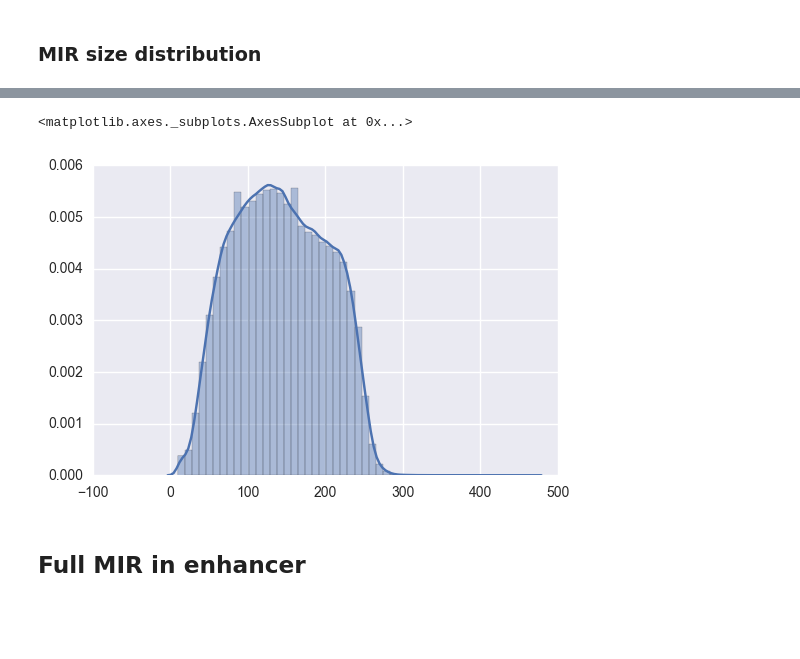
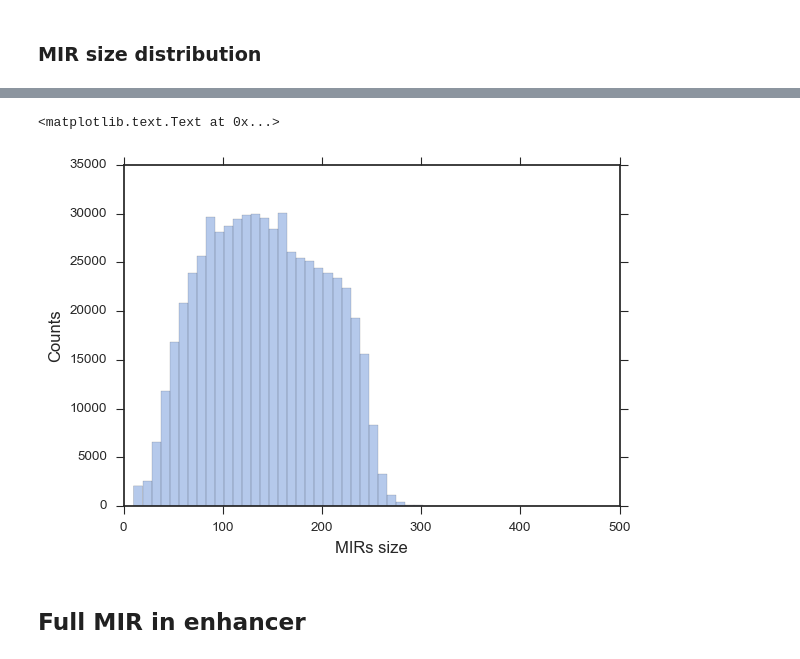
Before and after one commit to mvanzetti/thesis, a Jupyter notebook: notebooks/MIR-derived enhancers NEW.ipynb, the cells around one changed output, grey strips where cells are left out. Saved outputs shown, nothing was run; the diff lists cells and outputs as text; code cells hidden in the pictures; blank space fills up the shorter version.

Commit message:
Updated charts

```diff
--- a/notebooks/MIR-derived enhancers NEW.ipynb
+++ b/notebooks/MIR-derived enhancers NEW.ipynb
@@ -121,2 +122,9 @@ repeat_bed_df['size'] = repeat_bed_df.apply(lambda row: compute_size(row), axis=
-# %%
-repeat_sizes_df = repeat_bed_df[['size']]
+# %%
+import seaborn as sns
+%matplotlib inline
+import scipy.stats as st
+sns.set(style="ticks", palette="muted", color_codes=True)
+sns.set_context("paper", font_scale=1.2, rc={"lines.linewidth": 2})
+ax = sns.distplot(encode_bed_df[['size']], kde=False, color='red')
+ax.set_ylabel('Counts', size=12)
+ax.set_xlabel('K562 enhancers size', size=12)
@@ -123,11 +134,16 @@ repeat_sizes_df = repeat_bed_df[['size']]
 # %%
 import seaborn as sns
 %matplotlib inline
 import scipy.stats as st
-sns.distplot(repeat_sizes_df, kde=True)
+sns.set(style="ticks", palette="muted", color_codes=True)
+sns.set_context("paper", font_scale=1.2, rc={"lines.linewidth": 2})
+ax = sns.distplot(repeat_sizes_df, kde=False)
+
+ax.set_ylabel('Counts', size=12)
+ax.set_xlabel('MIRs size', size=12)
 # %% [output]
-<matplotlib.axes._subplots.AxesSubplot at 0x...>
+<matplotlib.text.Text at 0x...>
-[figure, old version]
+[figure, new version]
 # %% [markdown]
 ## Full MIR in enhancer
 # %%
```
Also changed, not shown: parts of 13 cells of this notebook, 10 other files.
